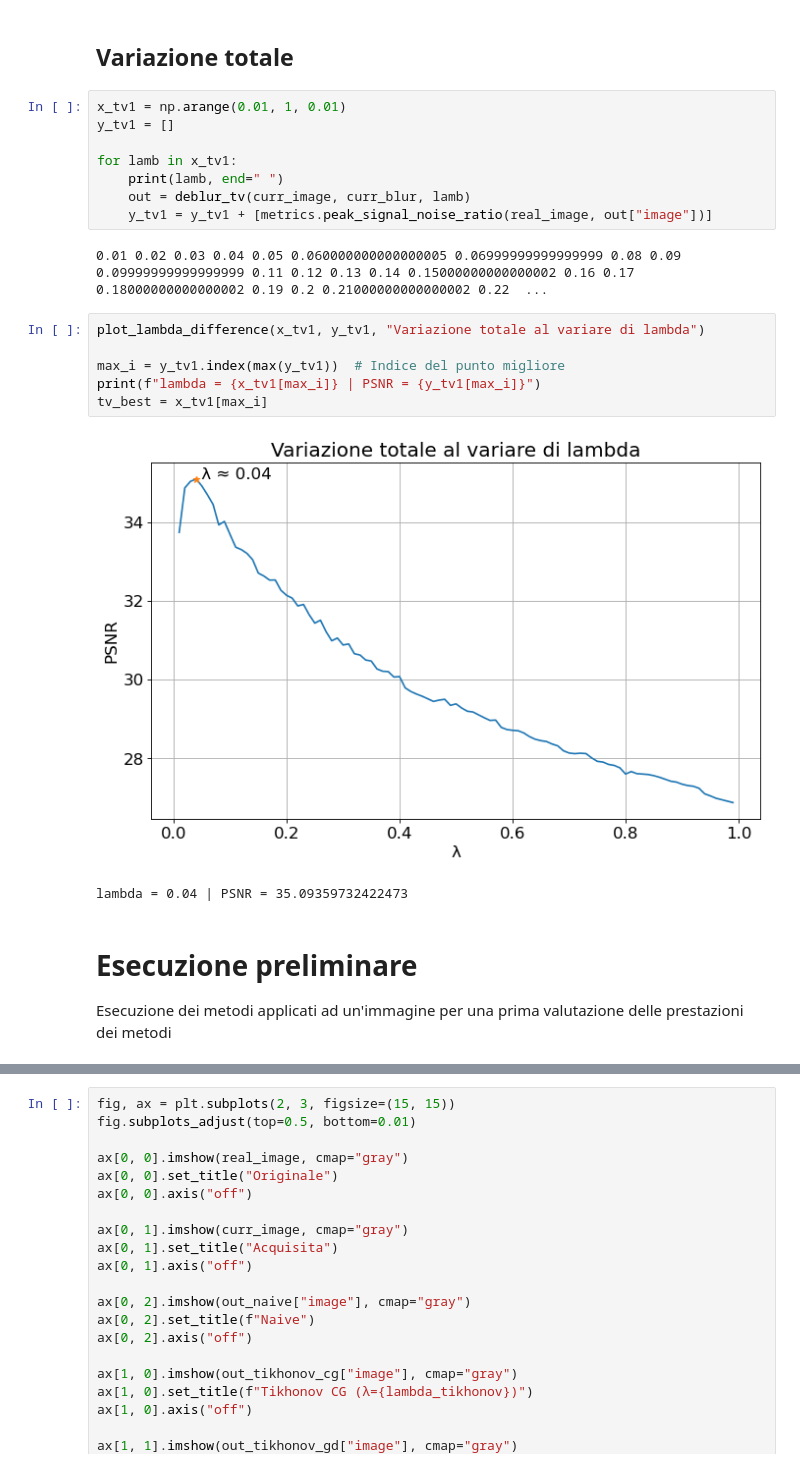
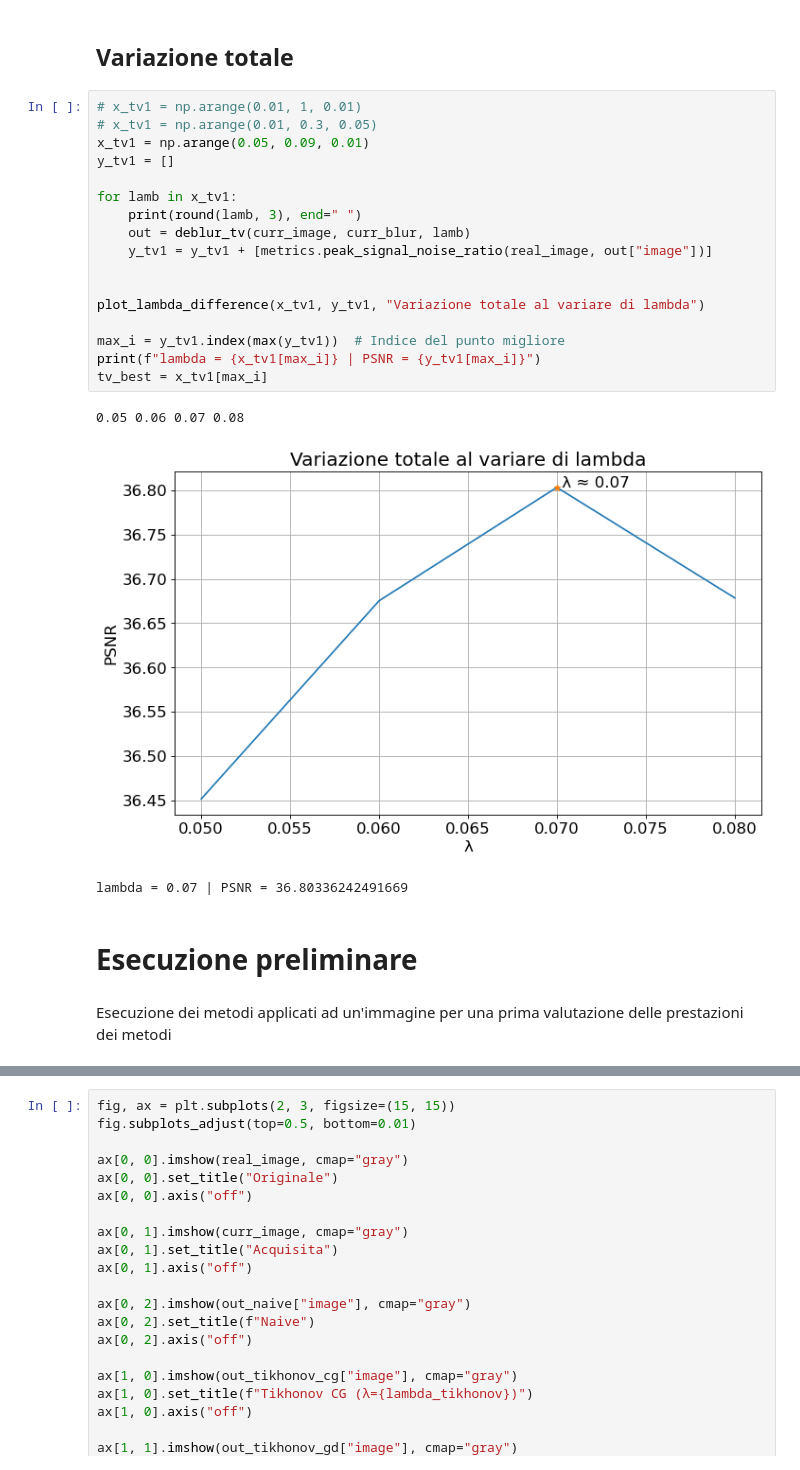
Before and after one commit to NotXia/imaging, a Jupyter notebook: progetto.ipynb, the cells around one changed output, grey strips where cells are left out. Drawn from its saved outputs; the diff is of its cells as text.

```diff
--- a/progetto.ipynb
+++ b/progetto.ipynb
@@ -416,26 +422,29 @@ lambda = 0.09 | PSNR = 28.092831052099374
 # %% [markdown]
 ## Variazione totale
 # %%
-x_tv1 = np.arange(0.01, 1, 0.01)
+# x_tv1 = np.arange(0.01, 1, 0.01)
+# x_tv1 = np.arange(0.01, 0.3, 0.05)
+x_tv1 = np.arange(0.05, 0.09, 0.01)
 y_tv1 = []
 
 for lamb in x_tv1:
-    print(lamb, end=" ")
+    print(round(lamb, 3), end=" ")
     out = deblur_tv(curr_image, curr_blur, lamb)
     y_tv1 = y_tv1 + [metrics.peak_signal_noise_ratio(real_image, out["image"])]
+
+
+plot_lambda_difference(x_tv1, y_tv1, "Variazione totale al variare di lambda")
+
+max_i = y_tv1.index(max(y_tv1))  # Indice del punto migliore
+print(f"lambda = {x_tv1[max_i]} | PSNR = {y_tv1[max_i]}")
+tv_best = x_tv1[max_i]
 # %% [output]
-0.01 0.02 0.03 0.04 0.05 0.060000000000000005 0.06999999999999999 0.08 0.09 0.09999999999999999 0.11 0.12 0.13 0.14 0.15000000000000002 0.16 0.17 0.18000000000000002 0.19 0.2 0.21000000000000002 0.22  ...
+0.05 0.06 0.07 0.08
+[figure, added]
+lambda = 0.07 | PSNR = 36.80336242491669
-# %%
-plot_lambda_difference(x_tv1, y_tv1, "Variazione totale al variare di lambda")
-
-max_i = y_tv1.index(max(y_tv1))  # Indice del punto migliore
-print(f"lambda = {x_tv1[max_i]} | PSNR = {y_tv1[max_i]}")
-tv_best = x_tv1[max_i]
-# %% [output]
-[figure, removed]
-lambda = 0.04 | PSNR = 35.09359732422473
+# %% [markdown]
+# Esecuzione preliminare
 # %% [markdown]
-# Esecuzione preliminare
 Esecuzione dei metodi applicati ad un'immagine per una prima valutazione delle prestazioni dei metodi
 # %%
 curr_image = image1
```
Also changed, not shown: parts of 18 cells of this notebook, 32 other files.
